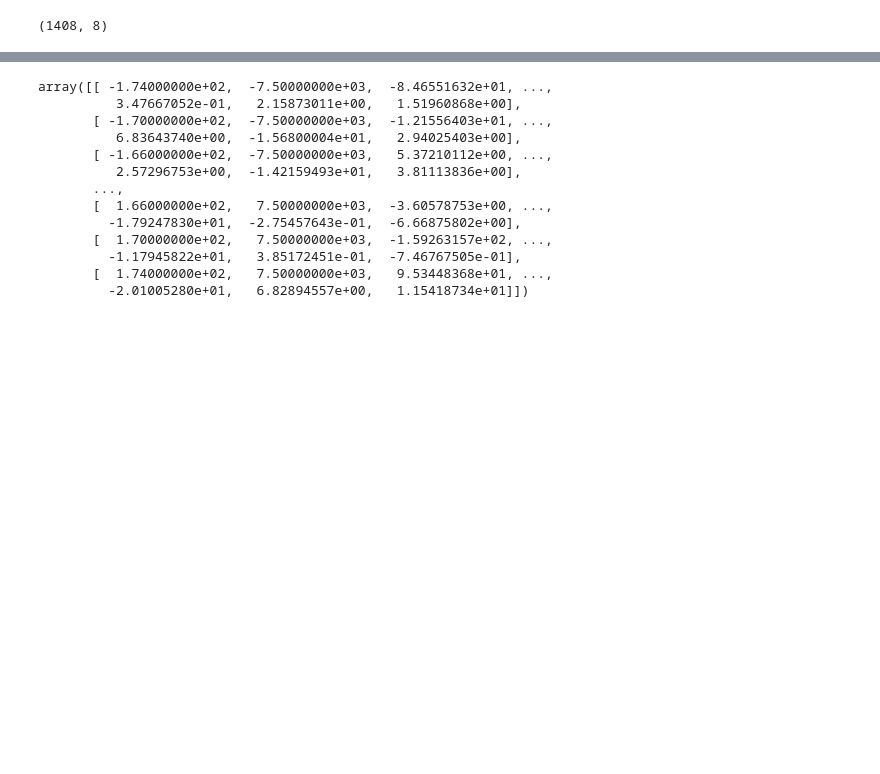
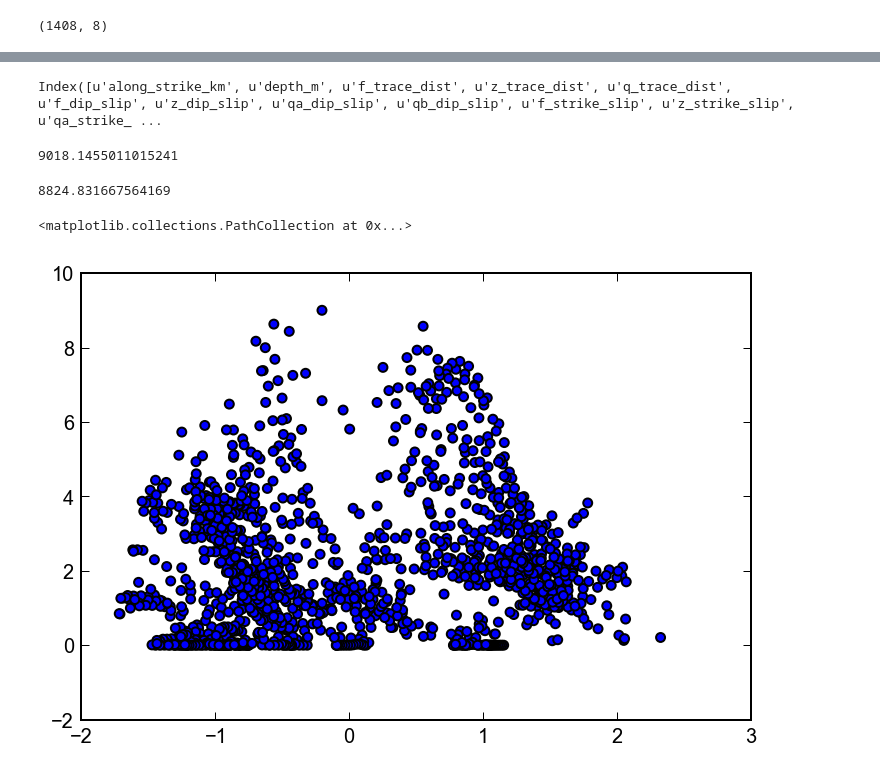
Before and after one commit to cossatot/wenchuan_topo_stress, a Jupyter notebook: scripts/aggregate_correlations.ipynb, the cells around one changed output, grey strips where cells are left out. Cells and saved outputs as stored; diff of their text form; code cells hidden in the pictures; blank space fills up the shorter version.

```diff
--- a/scripts/aggregate_correlations.ipynb
+++ b/scripts/aggregate_correlations.ipynb
@@ -209,16 +317,23 @@ A = bf_med_pca.values
 # %%
-bf
+bf.columns
 # %% [output]
-array([[ -1.74000000e+02,  -7.50000000e+03,  -8.46551632e+01, ...,
-          3.47667052e-01,   2.15873011e+00,   1.51960868e+00],
-       [ -1.70000000e+02,  -7.50000000e+03,  -1.21556403e+01, ...,
-          6.83643740e+00,  -1.56800004e+01,   2.94025403e+00],
-       [ -1.66000000e+02,  -7.50000000e+03,   5.37210112e+00, ...,
-          2.57296753e+00,  -1.42159493e+01,   3.81113836e+00],
-       ...,
-       [  1.66000000e+02,   7.50000000e+03,  -3.60578753e+00, ...,
-         -1.79247830e+01,  -2.75457643e-01,  -6.66875802e+00],
-       [  1.70000000e+02,   7.50000000e+03,  -1.59263157e+02, ...,
-         -1.17945822e+01,   3.85172451e-01,  -7.46767505e-01],
-       [  1.74000000e+02,   7.50000000e+03,   9.53448368e+01, ...,
-         -2.01005280e+01,   6.82894557e+00,   1.15418734e+01]])
+Index([u'along_strike_km', u'depth_m', u'f_trace_dist', u'z_trace_dist', u'q_trace_dist', u'f_dip_slip', u'z_dip_slip', u'qa_dip_slip', u'qb_dip_slip', u'f_strike_slip', u'z_strike_slip', u'qa_strike_ ...
+# %%
+bf.dip_slip_median.sum() * 4
+# %% [output]
+9018.1455011015241
+# %%
+bf.f_dip_slip.sum() * 4
+# %% [output]
+8824.831667564169
+# %%
+bf_exog = bf_med_pca[['along_strike_km', 'depth_m', 'med_strike', 'med_dip',
+                   #'xx_stress', 'yy_stress', 'zz_stress', 'xy_stress', 'xz_stress', 'yz_stress',
+                   'sig_nn_med', 'tau_dd_med', 'tau_ss_med']].apply(scale)
+# %%
+exog_1_pca = -scale( skPCA(n_components=1).fit_transform(bf_exog) )
+# %%
+scatter(exog_1_pca, bf.slip_mag_med)
+# %% [output]
+<matplotlib.collections.PathCollection at 0x...>
+[figure, added]
```
Also changed, not shown: parts of 24 cells of this notebook.
